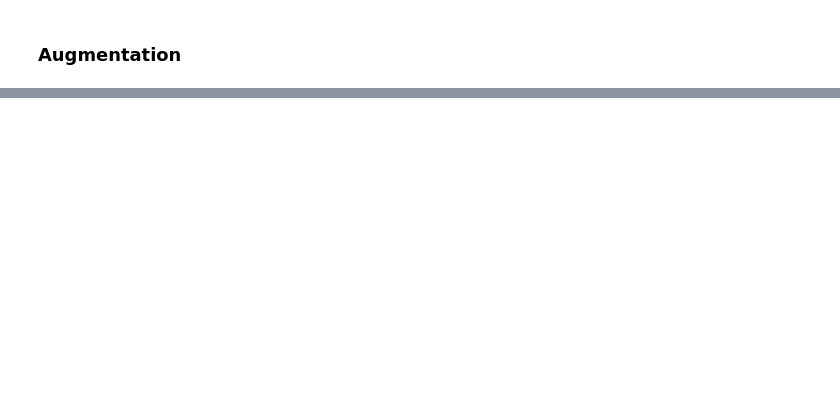
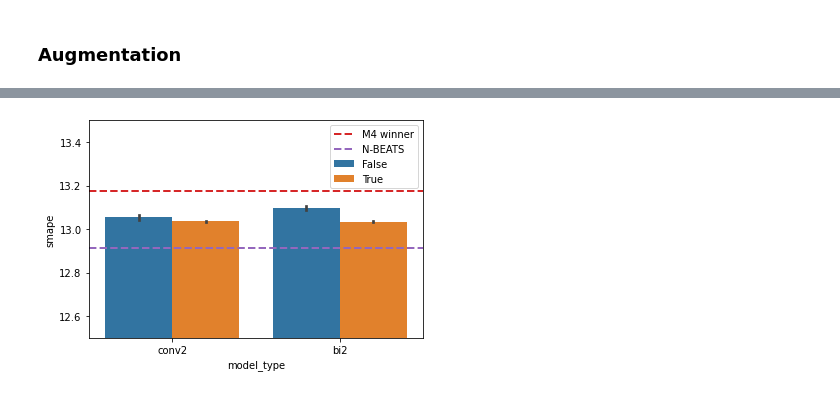
Before and after one commit to djib2011/forecasting, a Jupyter notebook: analysis/explore_results_ensemble.ipynb, the cells around one changed output, grey strips where cells are left out. Saved outputs shown, nothing was run; the diff lists cells and outputs as text; code cells hidden in the pictures; blank space fills up the shorter version.

```diff
--- a/analysis/explore_results_ensemble.ipynb
+++ b/analysis/explore_results_ensemble.ipynb
@@ -191,0 +224,7 @@ add_benchmarks()
+# %%
+sns.barplot(x='model_type', y='smape', hue='aug', data=df9)
+plt.ylim([12.5, 13.5])
+
+add_benchmarks()
+# %% [output]
+[figure, added]
```
Also changed, not shown: parts of 17 cells of this notebook, 4 other files.
